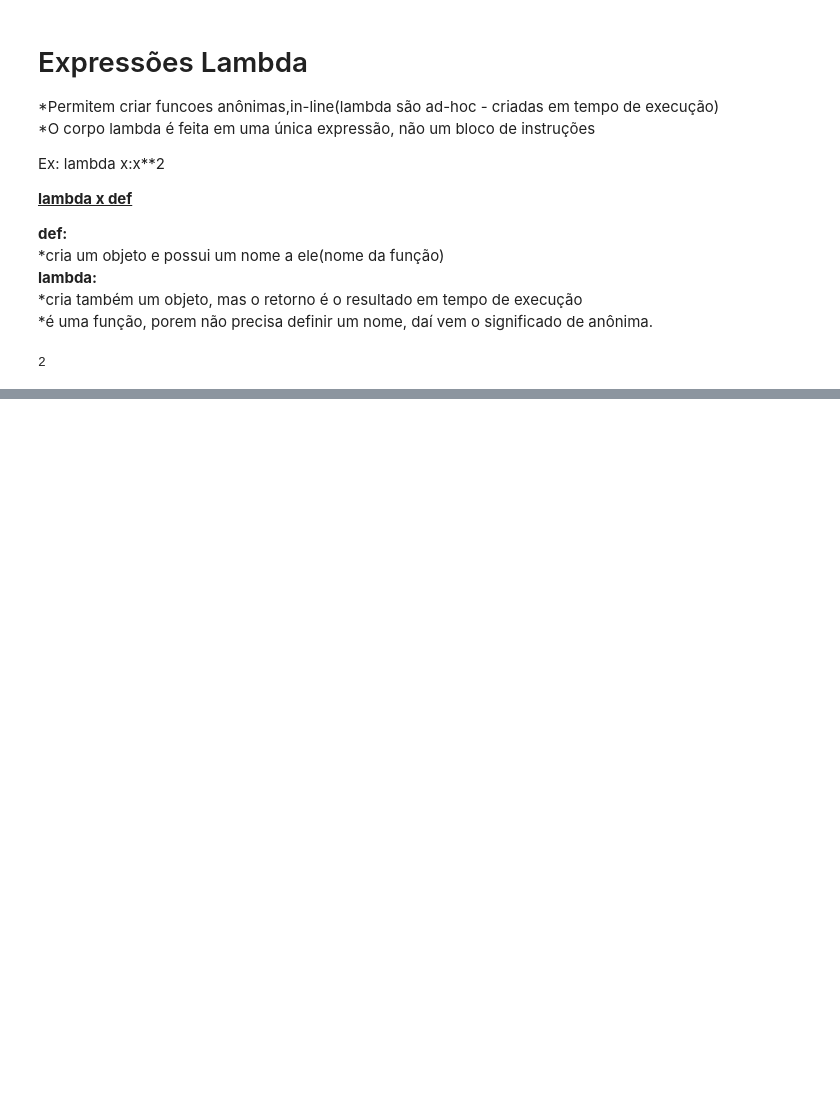
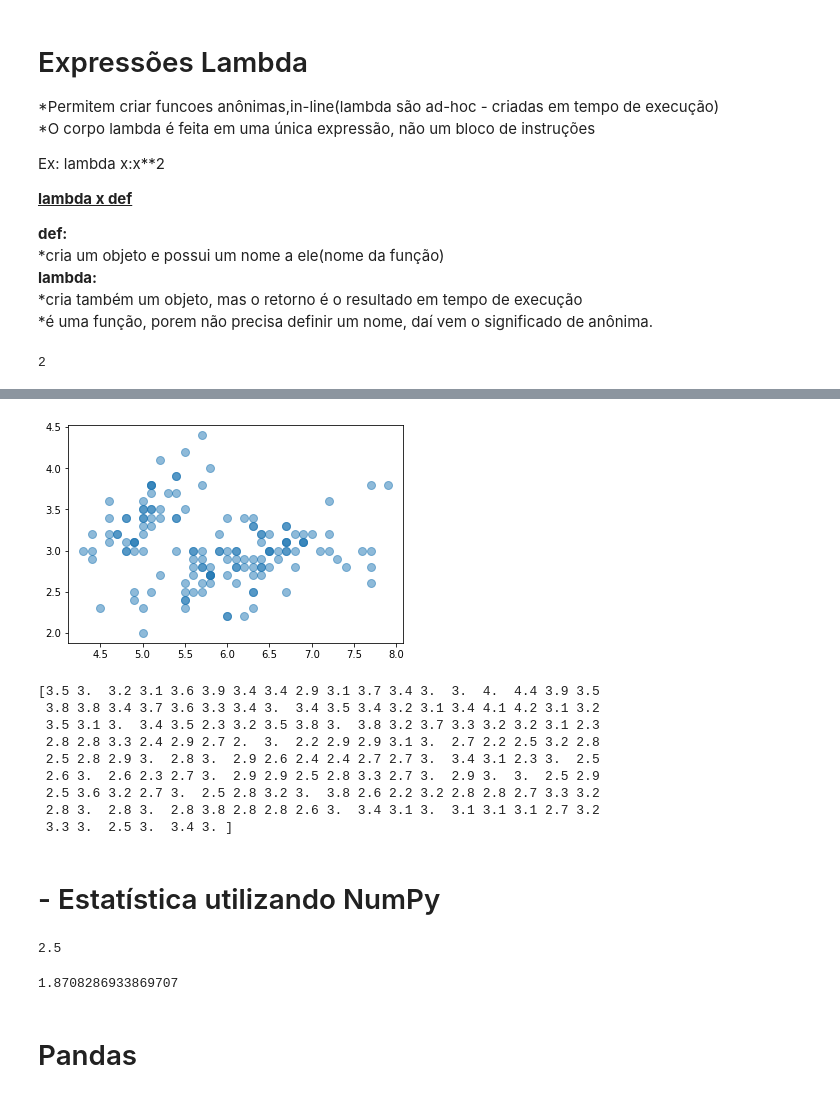
Before and after one commit to tiagotxm/python, a Jupyter notebook: Anotações Tiago.ipynb, the cells around one changed output, grey strips where cells are left out. Drawn from its saved outputs; the diff is of its cells as text; code cells hidden in the pictures; blank space fills up the shorter version.

```diff
--- a/Anotações Tiago.ipynb
+++ b/Anotações Tiago.ipynb
@@ -286,0 +730,4 @@ x(1)
+# %%
+#importando dataset
+import os
+filename = os.path.join('/Users/xavier/dsa/Capitulos/Cap08/Notebooks/iris.csv')
@@ -286,0 +772,29 @@ x(1)
+# %%
+#var1 recebe coluna 0
+#var2 recebe coluna 1
+var1,var2 = np.loadtxt(filename,delimiter=',',usecols=(0,1),skiprows=1,unpack=True)#transpoe
+plt.show(plt.plot(var1,var2,'o',markersize=8,alpha=0.5))
+# %% [output]
+[figure, added]
+[3.5 3.  3.2 3.1 3.6 3.9 3.4 3.4 2.9 3.1 3.7 3.4 3.  3.  4.  4.4 3.9 3.5
+ 3.8 3.8 3.4 3.7 3.6 3.3 3.4 3.  3.4 3.5 3.4 3.2 3.1 3.4 4.1 4.2 3.1 3.2
+ 3.5 3.1 3.  3.4 3.5 2.3 3.2 3.5 3.8 3.  3.8 3.2 3.7 3.3 3.2 3.2 3.1 2.3
+ 2.8 2.8 3.3 2.4 2.9 2.7 2.  3.  2.2 2.9 2.9 3.1 3.  2.7 2.2 2.5 3.2 2.8
+ 2.5 2.8 2.9 3.  2.8 3.  2.9 2.6 2.4 2.4 2.7 2.7 3.  3.4 3.1 2.3 3.  2.5
+ 2.6 3.  2.6 2.3 2.7 3.  2.9 2.9 2.5 2.8 3.3 2.7 3.  2.9 3.  3.  2.5 2.9
+ 2.5 3.6 3.2 2.7 3.  2.5 2.8 3.2 3.  3.8 2.6 2.2 3.2 2.8 2.8 2.7 3.3 3.2
+ 2.8 3.  2.8 3.  2.8 3.8 2.8 2.8 2.6 3.  3.4 3.1 3.  3.1 3.1 3.1 2.7 3.2
+ 3.3 3.  2.5 3.  3.4 3. ]
+# %% [markdown]
+# - Estatística utilizando NumPy
+# %%
+a = np.array([1,2,3,6])
+np.median(a)
+# %% [output]
+2.5
+# %%
+np.std(a)
+# %% [output]
+1.8708286933869707
+# %% [markdown]
+# Pandas
```
Also changed, not shown: parts of 97 cells of this notebook.
